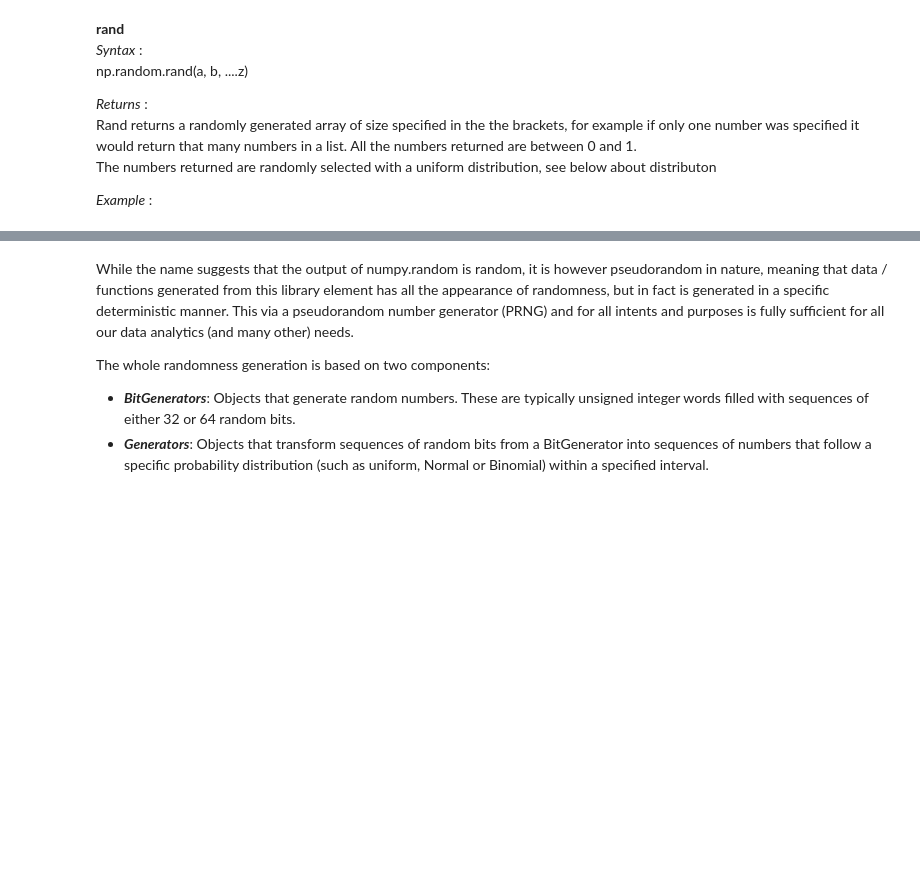
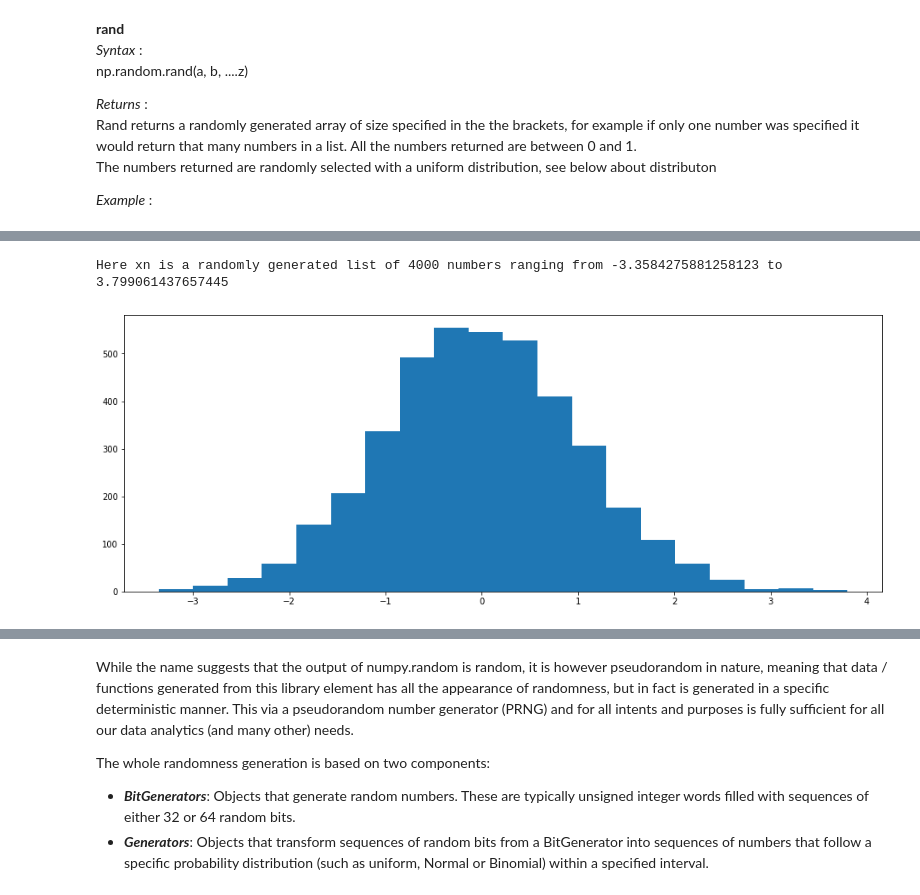
Before and after one commit to YBrady/03-PDA-Assignment-numpy.random, a Jupyter notebook: 03-PDA-numpy.random.ipynb, the cells around one changed output, grey strips where cells are left out. Drawn from its saved outputs; the diff is of its cells as text; code cells hidden in the pictures; blank space fills up the shorter version.

```diff
--- a/03-PDA-numpy.random.ipynb
+++ b/03-PDA-numpy.random.ipynb
@@ -97,0 +148,9 @@ Here x is a randomly generated list of 50500 numbers ranging from 3.965647891290
+# %%
+# Here we are using np.random.randn based on your choice of number above
+xr = np.random.rand(yourChoice*1000)
+xn = np.random.randn(yourChoice*1000)
+plt.hist(xn, 20)
+print("Here xn is a randomly generated list of", yourChoice * 1000, "numbers ranging from", min(xn), "to" , max(xn))
+# %% [output]
+Here xn is a randomly generated list of 4000 numbers ranging from -3.3584275881258123 to 3.799061437657445
+[figure, added]
```
Also changed, not shown: parts of 8 cells of this notebook.
